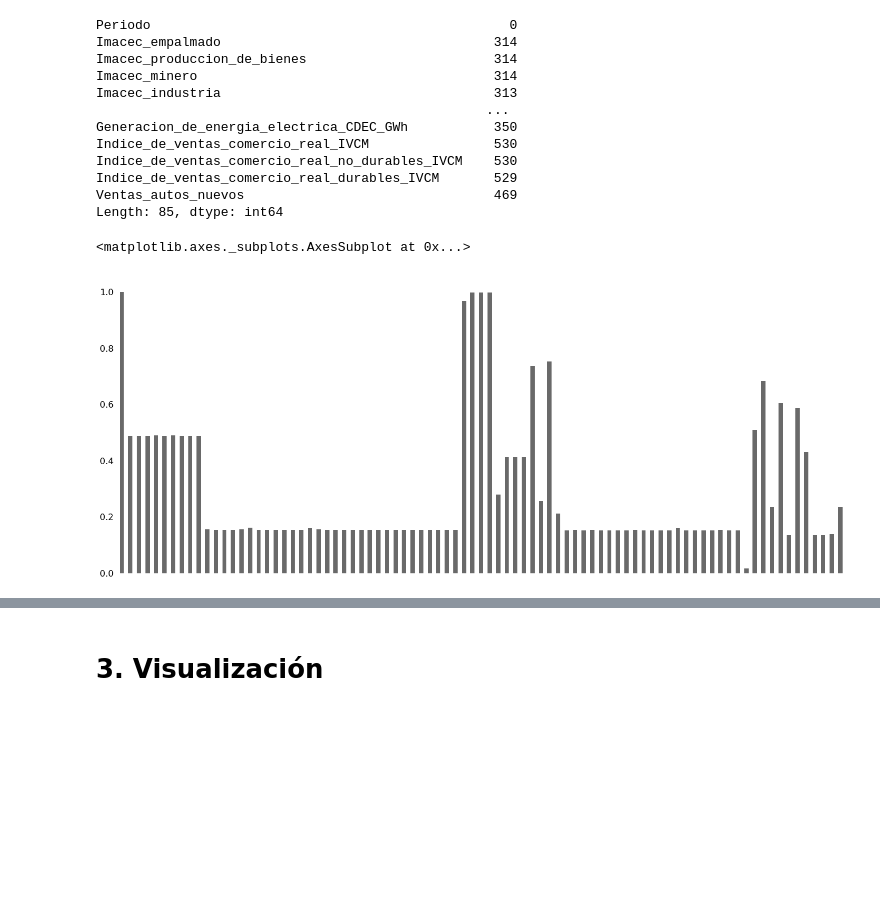
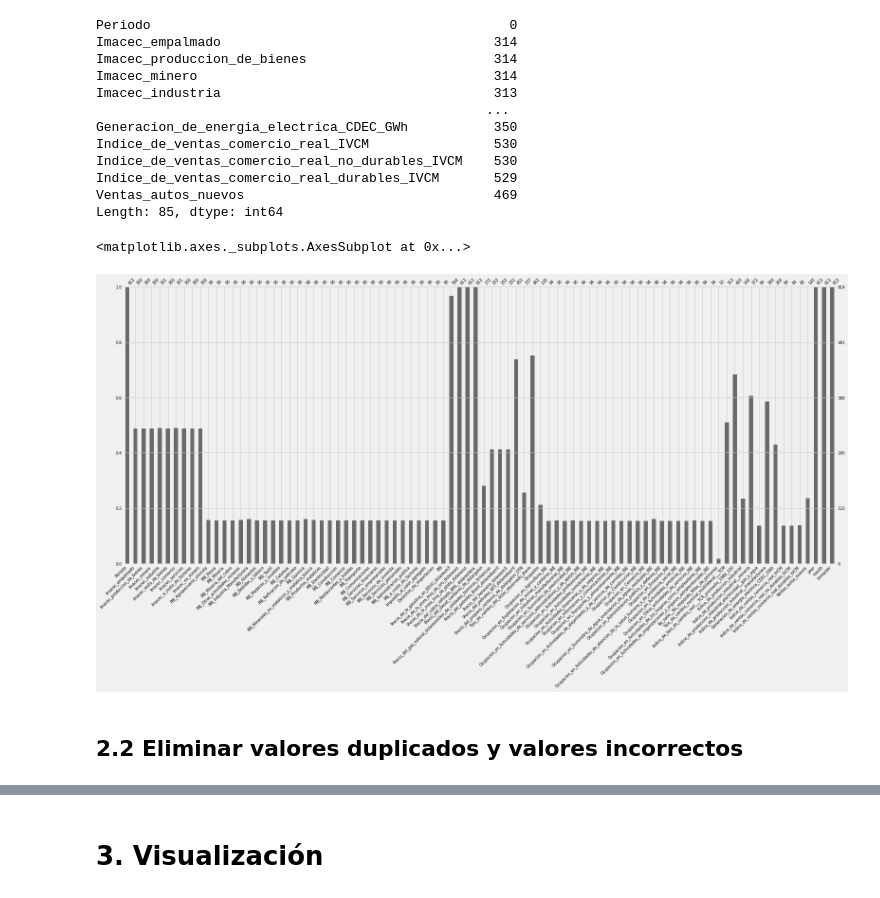
Before and after one commit to Reac92/solucion_spike, a Jupyter notebook: solucion.ipynb, the cells around one changed output, grey strips where cells are left out. Cells and saved outputs as stored; diff of their text form; code cells hidden in the pictures; blank space fills up the shorter version.

```diff
--- a/solucion.ipynb
+++ b/solucion.ipynb
@@ -167,10 +173,14 @@ Indice_de_ventas_comercio_real_no_durables_IVCM    530
 Indice_de_ventas_comercio_real_durables_IVCM       529
 Ventas_autos_nuevos                                469
 Length: 85, dtype: int64
-# %%
-import missingno as msno
-
-msno.bar(banco_central)
-# %% [output]
-<matplotlib.axes._subplots.AxesSubplot at 0x...>
-[figure, removed]
+# %%
+import missingno as msno
+
+# 2.1: llama la atención la cantidad de datos faltantes en indicadores económicos tales como imacec, PIB, indicadores de ocupación, entre otros
+
+msno.bar(banco_central, labels=True, fontsize=8)
+# %% [output]
+<matplotlib.axes._subplots.AxesSubplot at 0x...>
+[figure, added]
+# %% [markdown]
+## 2.2 Eliminar valores duplicados y valores incorrectos
```
Also changed, not shown: parts of 28 cells of this notebook.
